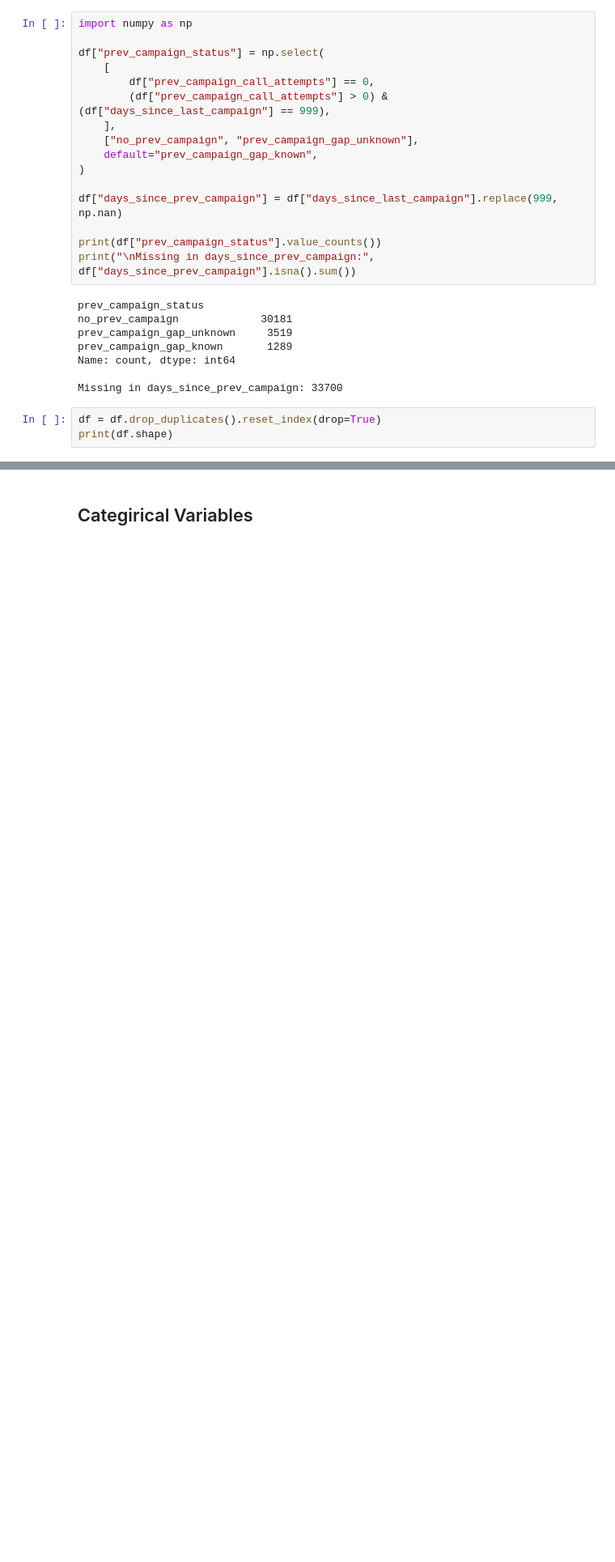
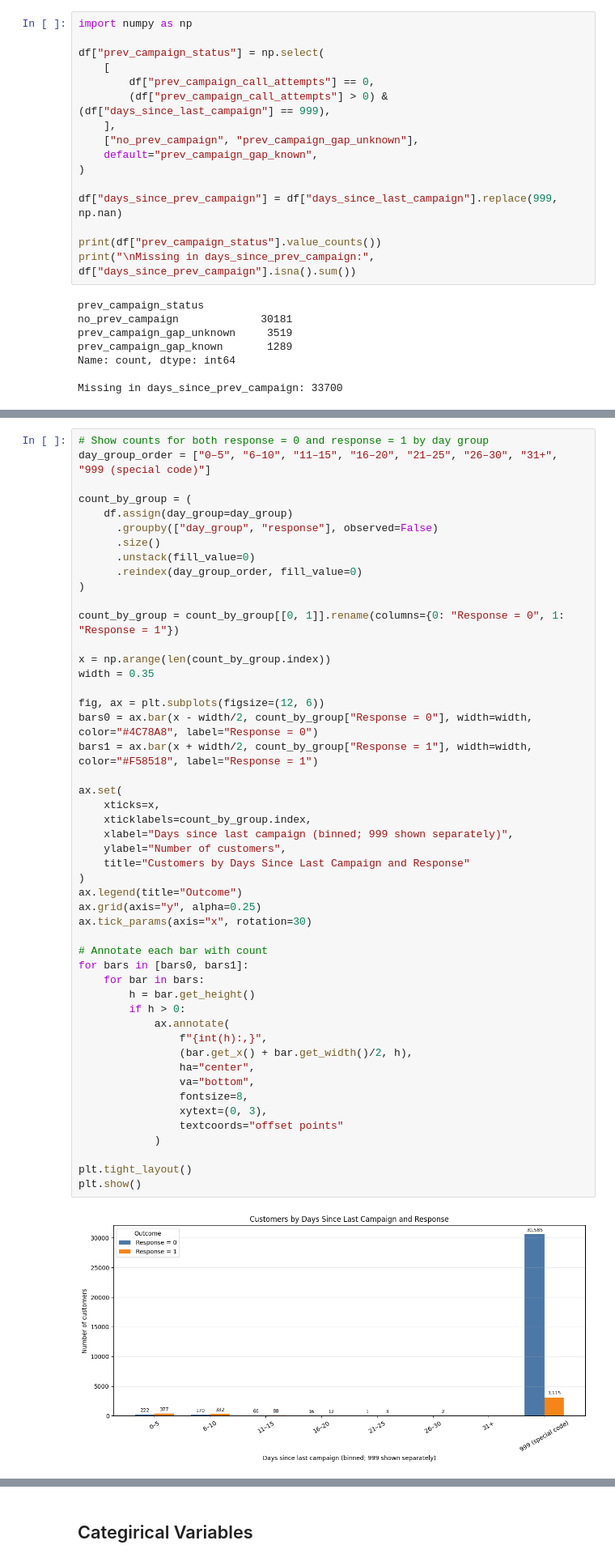
Before and after one commit to baldeoJV/GoTyme_caseStudy, a Jupyter notebook: case.ipynb, the cells around one changed output, grey strips where cells are left out. Shown at 81% size. Cells and saved outputs as stored; diff of their text form; blank space fills up the shorter version.

```diff
--- a/case.ipynb
+++ b/case.ipynb
@@ -419,6 +440,3 @@ prev_campaign_gap_known       1289
 Name: count, dtype: int64
 
 Missing in days_since_prev_campaign: 33700
-# %%
-df = df.drop_duplicates().reset_index(drop=True)
-print(df.shape)
@@ -444,0 +443,51 @@ Customers younger than 18: 4
+# %%
+# Show counts for both response = 0 and response = 1 by day group
+day_group_order = ["0–5", "6–10", "11–15", "16–20", "21–25", "26–30", "31+", "999 (special code)"]
+
+count_by_group = (
+    df.assign(day_group=day_group)
+      .groupby(["day_group", "response"], observed=False)
+      .size()
+      .unstack(fill_value=0)
+      .reindex(day_group_order, fill_value=0)
+)
+
+count_by_group = count_by_group[[0, 1]].rename(columns={0: "Response = 0", 1: "Response = 1"})
+
+x = np.arange(len(count_by_group.index))
+width = 0.35
+
+fig, ax = plt.subplots(figsize=(12, 6))
+bars0 = ax.bar(x - width/2, count_by_group["Response = 0"], width=width, color="#4C78A8", label="Response = 0")
+bars1 = ax.bar(x + width/2, count_by_group["Response = 1"], width=width, color="#F58518", label="Response = 1")
+
+ax.set(
+    xticks=x,
+    xticklabels=count_by_group.index,
+    xlabel="Days since last campaign (binned; 999 shown separately)",
+    ylabel="Number of customers",
+    title="Customers by Days Since Last Campaign and Response"
+)
+ax.legend(title="Outcome")
+ax.grid(axis="y", alpha=0.25)
+ax.tick_params(axis="x", rotation=30)
+
+# Annotate each bar with count
+for bars in [bars0, bars1]:
+    for bar in bars:
+        h = bar.get_height()
+        if h > 0:
+            ax.annotate(
+                f"{int(h):,}",
+                (bar.get_x() + bar.get_width()/2, h),
+                ha="center",
+                va="bottom",
+                fontsize=8,
+                xytext=(0, 3),
+                textcoords="offset points"
+            )
+
+plt.tight_layout()
+plt.show()
+# %% [output]
+[figure, added]
```
Also changed, not shown: parts of 14 cells of this notebook, 3 other files.
